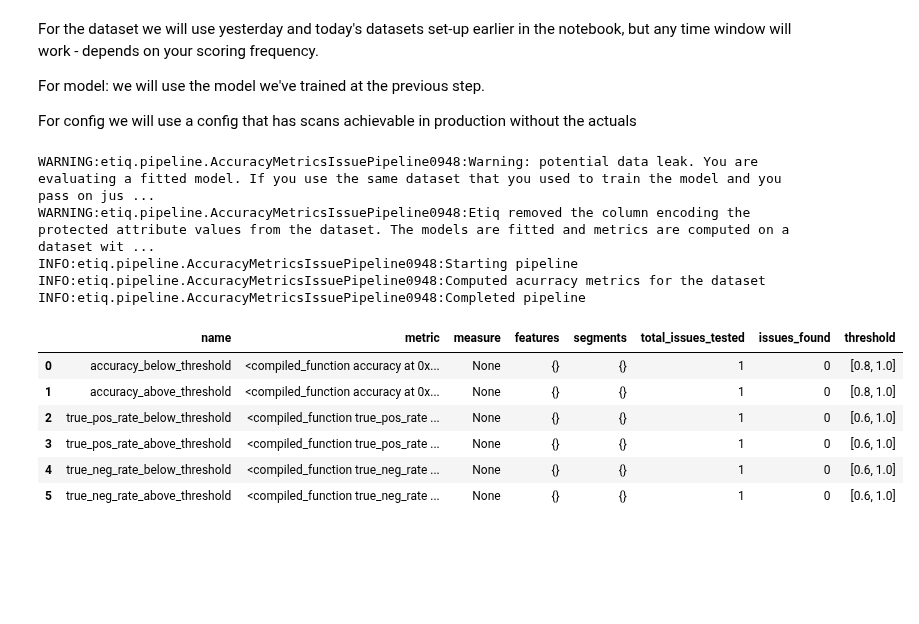
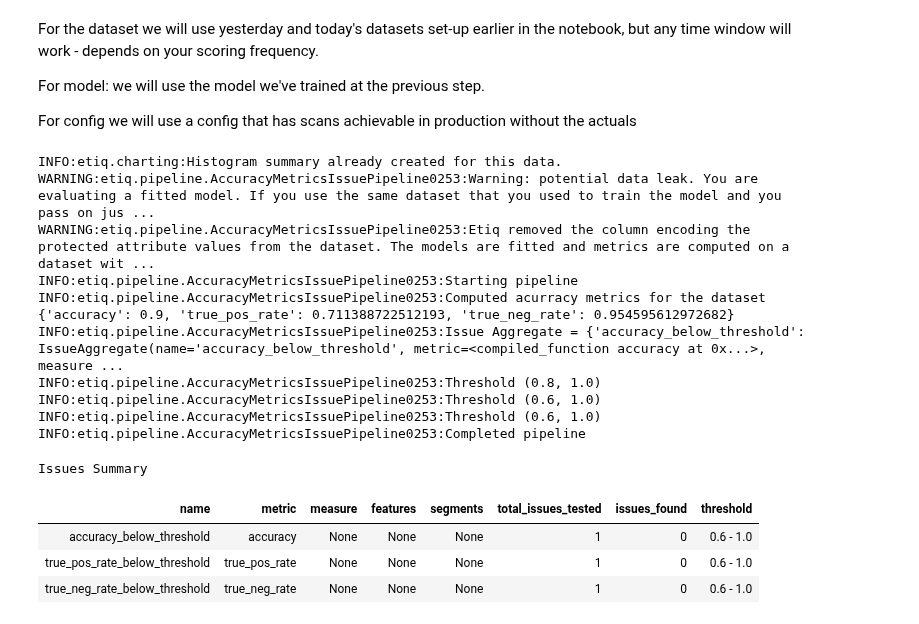
Before and after one commit to ETIQ-AI/ml-testing, a Jupyter notebook: Scans by type/Accuracy/Accuracy - Release 1.3.ipynb, the cells around one changed output. Cells and saved outputs as stored; diff of their text form; code cells hidden in the pictures; blank space fills up the shorter version.

```diff
--- a/Scans by type/Accuracy/Accuracy - Release 1.3.ipynb
+++ b/Scans by type/Accuracy/Accuracy - Release 1.3.ipynb
@@ -203,7 +245,7 @@ import warnings
 warnings.filterwarnings('ignore')
 
 # Loading a dataset. We're using the adult dataset
-data = etiq.utils.load_sample("adultdata")
+data = etiq.utils.load_sample("adultdataset.csv")
 data.head()
 # %% [output]
 |  | age | workclass | fnlwgt | education | educational-num | marital-status | occupation | relationship | ... |
@@ -319,35 +366,40 @@ For config we will use a config that has scans achievable in production without
 # %%
 from etiq import Model
 from etiq import SnapshotStage
 
 with etiq.etiq_config('config_production_accuracy.json'):
     #load your dataset
     dataset = etiq.BiasDatasetBuilder.dataset(data_encoded)
 
     # Use the already trained model from the previous step
     model = Model(model_architecture=standard_model, model_fitted=model_fit)
 
     # Creating a snapshot, label it as PRODUCTION (snapshots are labelled Pre-Production) by default
     snapshot = project.snapshots.create(name="Snapshot 3",
                                         dataset=dataset,
                                         model=model,
                                         bias_params=etiq.biasparams.BiasParams(protected='gender', privileged=1, unprivileged=0, positive_outcome_label=1, negative_outcome_label=0),
                                         stage=SnapshotStage.PRODUCTION)
 
     #accuracy metrics scan
     (segments, issues, issue_summary) = snapshot.scan_accuracy_metrics()
 
-issue_summary
+# issue_summary
+
+issue_summary.style.pipe(issue_summary_pretty)
 # %% [output]
-WARNING:etiq.pipeline.AccuracyMetricsIssuePipeline0948:Warning: potential data leak. You are evaluating a fitted model. If you use the same dataset that you used to train the model and you pass on jus ...
-WARNING:etiq.pipeline.AccuracyMetricsIssuePipeline0948:Etiq removed the column encoding the protected attribute values from the dataset. The models are fitted and metrics are computed on a dataset wit ...
-INFO:etiq.pipeline.AccuracyMetricsIssuePipeline0948:Starting pipeline
-INFO:etiq.pipeline.AccuracyMetricsIssuePipeline0948:Computed acurracy metrics for the dataset
-INFO:etiq.pipeline.AccuracyMetricsIssuePipeline0948:Completed pipeline
+INFO:etiq.charting:Histogram summary already created for this data.
+WARNING:etiq.pipeline.AccuracyMetricsIssuePipeline0253:Warning: potential data leak. You are evaluating a fitted model. If you use the same dataset that you used to train the model and you pass on jus ...
+WARNING:etiq.pipeline.AccuracyMetricsIssuePipeline0253:Etiq removed the column encoding the protected attribute values from the dataset. The models are fitted and metrics are computed on a dataset wit ...
+INFO:etiq.pipeline.AccuracyMetricsIssuePipeline0253:Starting pipeline
+INFO:etiq.pipeline.AccuracyMetricsIssuePipeline0253:Computed acurracy metrics for the dataset {'accuracy': 0.9, 'true_pos_rate': 0.711388722512193, 'true_neg_rate': 0.954595612972682}
+INFO:etiq.pipeline.AccuracyMetricsIssuePipeline0253:Issue Aggregate = {'accuracy_below_threshold': IssueAggregate(name='accuracy_below_threshold', metric=<compiled_function accuracy at 0x...>, measure ...
+INFO:etiq.pipeline.AccuracyMetricsIssuePipeline0253:Threshold (0.8, 1.0)
+INFO:etiq.pipeline.AccuracyMetricsIssuePipeline0253:Threshold (0.6, 1.0)
+INFO:etiq.pipeline.AccuracyMetricsIssuePipeline0253:Threshold (0.6, 1.0)
+INFO:etiq.pipeline.AccuracyMetricsIssuePipeline0253:Completed pipeline
+Issues Summary
-|  | name | metric | measure | features | segments | total_issues_tested | issues_found | threshold |
-| 0 | accuracy_below_threshold | <compiled_function accuracy at 0x... | None | {} | {} | 1 | 0 | [0.8, 1.0] |
-| 1 | accuracy_above_threshold | <compiled_function accuracy at 0x... | None | {} | {} | 1 | 0 | [0.8, 1.0] |
-| 2 | true_pos_rate_below_threshold | <compiled_function true_pos_rate ... | None | {} | {} | 1 | 0 | [0.6, 1.0] |
-| 3 | true_pos_rate_above_threshold | <compiled_function true_pos_rate ... | None | {} | {} | 1 | 0 | [0.6, 1.0] |
-| 4 | true_neg_rate_below_threshold | <compiled_function true_neg_rate ... | None | {} | {} | 1 | 0 | [0.6, 1.0] |
-| 5 | true_neg_rate_above_threshold | <compiled_function true_neg_rate ... | None | {} | {} | 1 | 0 | [0.6, 1.0] |
+| name | metric | measure | features | segments | total_issues_tested | issues_found | threshold |
+| accuracy_below_threshold | accuracy | None | None | None | 1 | 0 | 0.6 - 1.0 |
+| true_pos_rate_below_threshold | true_pos_rate | None | None | None | 1 | 0 | 0.6 - 1.0 |
+| true_neg_rate_below_threshold | true_neg_rate | None | None | None | 1 | 0 | 0.6 - 1.0 |
```
Also changed, not shown: parts of 7 cells of this notebook.
